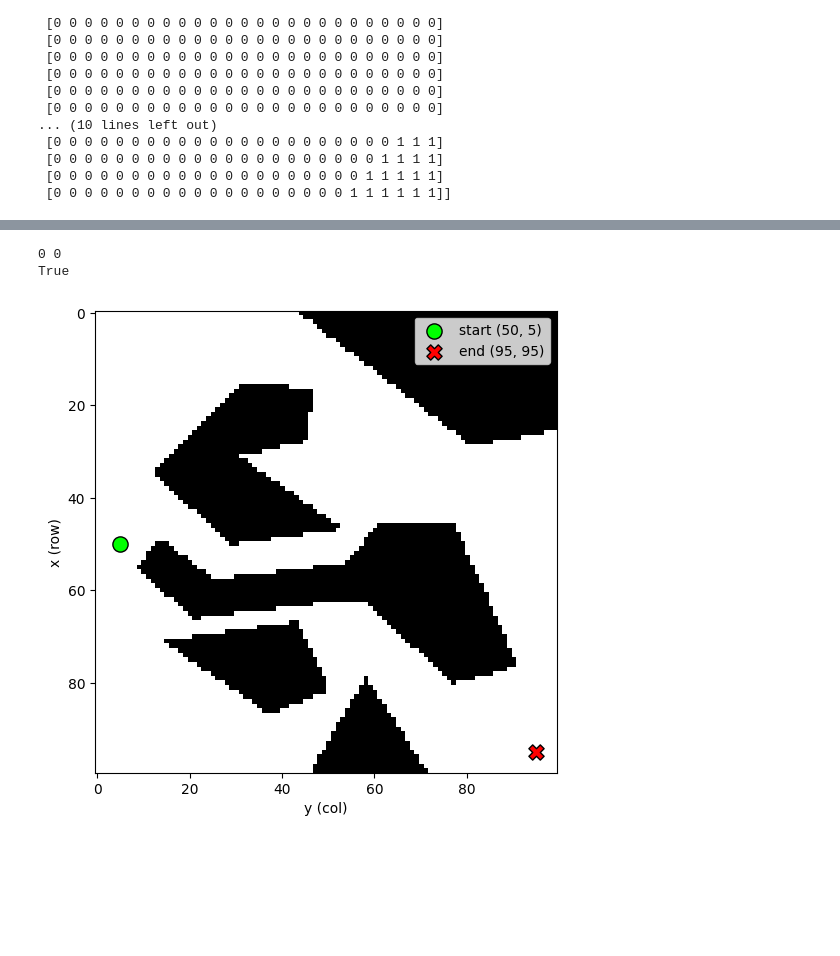
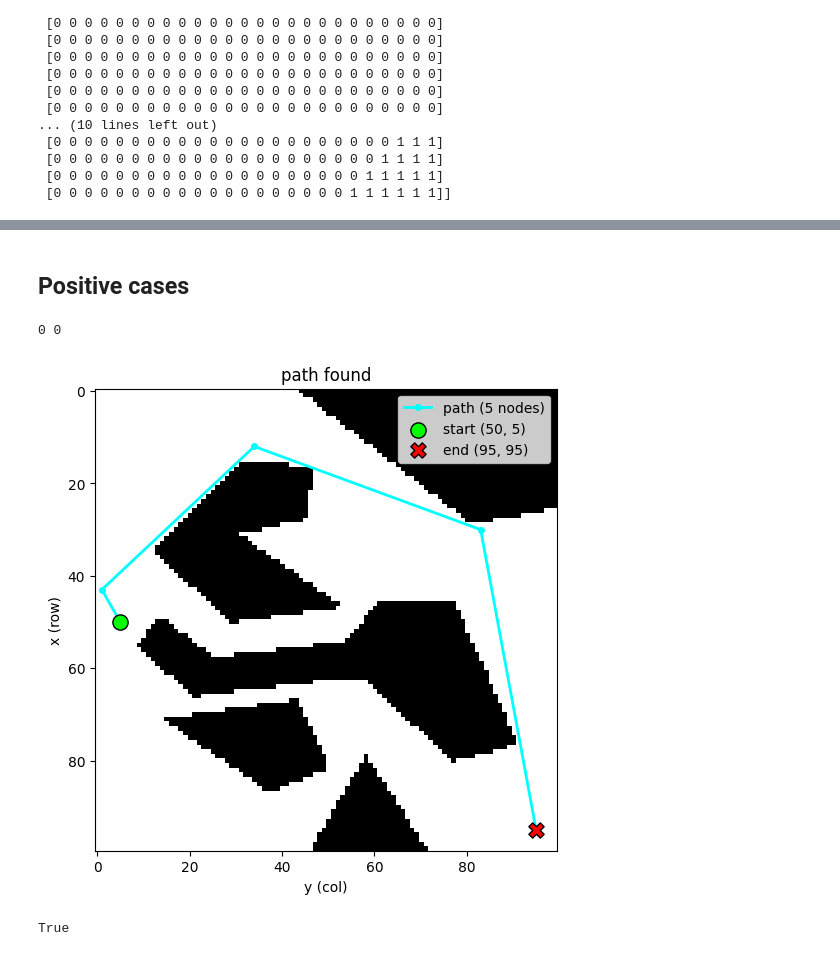
Before and after one commit to weberwcwei/2D-Path, a Jupyter notebook: src/assignment.ipynb, the cells around one changed output, grey strips where cells are left out. Drawn from its saved outputs; the diff is of its cells as text; code cells hidden in the pictures; blank space fills up the shorter version.

Commit message:
[FEAT]: Task 2: visualization on path if it is exists

```diff
--- a/src/assignment.ipynb
+++ b/src/assignment.ipynb
@@ -103,12 +106,31 @@ def path_exists(
     start_x, start_y = start
     end_x, end_y = end
 
+    def show(path):    # draw map + start/end, plus path if found
+        fig, ax = plt.subplots(figsize=(6, 6))
+        ax.imshow(universe, cmap="gray_r", origin="upper")
+        if path is not None:
+            xs = [p[0] for p in path]
+            ys = [p[1] for p in path]
+            ax.plot(ys, xs, c="cyan", lw=2, marker="o", ms=4, zorder=2, label=f"path ({len(path)} nodes)")
+            ax.set_title("path found")
+        else:
+            ax.set_title("no path")
+        ax.scatter(start_y, start_x, c="lime", s=120, marker="o", edgecolors="black", label=f"start {start}", zorder=3)
+        ax.scatter(end_y,   end_x,   c="red",  s=120, marker="X", edgecolors="black", label=f"end {end}",     zorder=3)
+        ax.set_xlabel("y (col)")
+        ax.set_ylabel("x (row)")
+        ax.legend(loc="upper right")
+        plt.show()
+
      # start and end are the same point
     if (start_x, start_y) == (end_x, end_y):
+        if visualize: show([start])
         return True
     for x, y in [(start_x, start_y), (end_x, end_y)]:
         # out of bounds or obstacle
         if not (0 <= x < W and 0 <= y < H) or universe[x, y] == 1:
+            if visualize: show(None)
             return False
 
     nodes = [(start_x, start_y), (end_x, end_y)]
@@ -126,12 +148,21 @@ def path_exists(
     # BFS
     START, END = 0, 1
     visited = [False] * n
+    parent  = [-1]    * n    # for path reconstruction when visualize=True
     visited[START] = True
     q = deque([START])
 
     while q:
         u = q.popleft()
         if u == END:
+            if visualize:
+                path, cur = [], END
+                while cur != START:
+                    path.append(nodes[cur])
+                    cur = parent[cur]
+                path.append(nodes[START])
+                path.reverse()
+                show(path)
             return True
 
         ux, uy = nodes[u]
@@ -141,5 +172,7 @@ def path_exists(
             vx, vy = nodes[v]
             if is_reachable(universe, ux, uy, vx, vy):
                 visited[v] = True
+                parent[v]  = u
                 q.append(v)
+    if visualize: show(None)
     return False
@@ -161,12 +183,13 @@ def plot_points(universe: np.ndarray, start: tuple[int, int], end: tuple[int, in
+# %% [markdown]
+## Positive cases
 # %%
 arr = (imageio.imread("polygons1.png") > 0).astype(np.uint8)
 start = (50, 5)
 end = (95, 95)
 
 print(arr[start], arr[end])
-print(path_exists(arr, start, end))
-plot_points(arr, start, end)
+path_exists(arr, start, end, visualize=True)
 # %% [output]
 0 0
-True
-[figure, old version]
+[figure, new version]
+True
```
Also changed, not shown: parts of 10 cells of this notebook.
